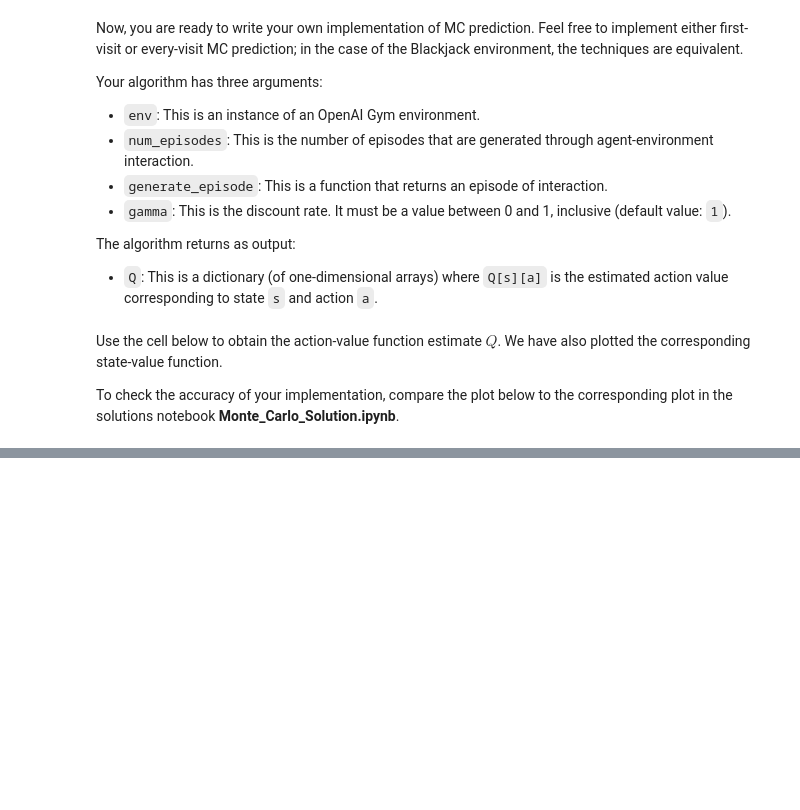
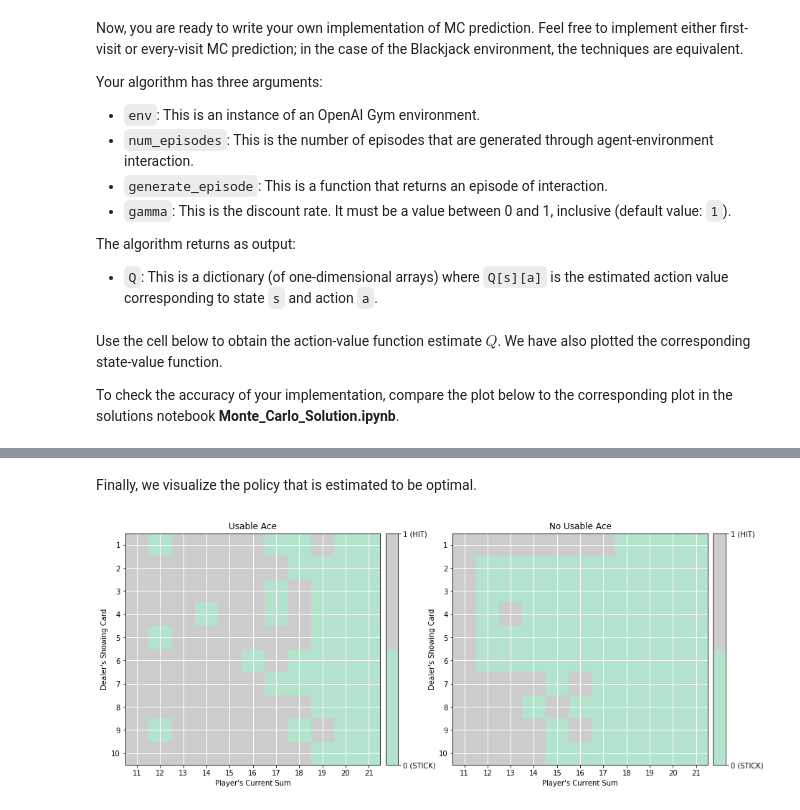
Before and after one commit to 1998apoorvmalik/Machine-Learning-Engineer-Udacity, a Jupyter notebook: Term 2/Practice Projects/Reinforcement Learning/Monte Carlo Methods /Monte Carlo.ipynb, the cells around one changed output, grey strips where cells are left out. Drawn from its saved outputs; the diff is of its cells as text; code cells hidden in the pictures; blank space fills up the shorter version.

```diff
--- a/Term 2/Practice Projects/Reinforcement Learning/Monte Carlo Methods /Monte Carlo.ipynb
+++ b/Term 2/Practice Projects/Reinforcement Learning/Monte Carlo Methods /Monte Carlo.ipynb
@@ -317,0 +395,9 @@ Episode 500000/500000.
+# %% [markdown]
+Finally, we visualize the policy that is estimated to be optimal.
+# %%
+from plot_utils import plot_policy
+
+# plot the policy
+plot_policy(policy_glie)
+# %% [output]
+[figure, added]
```
Also changed, not shown: parts of 21 cells of this notebook, 2 other files.
